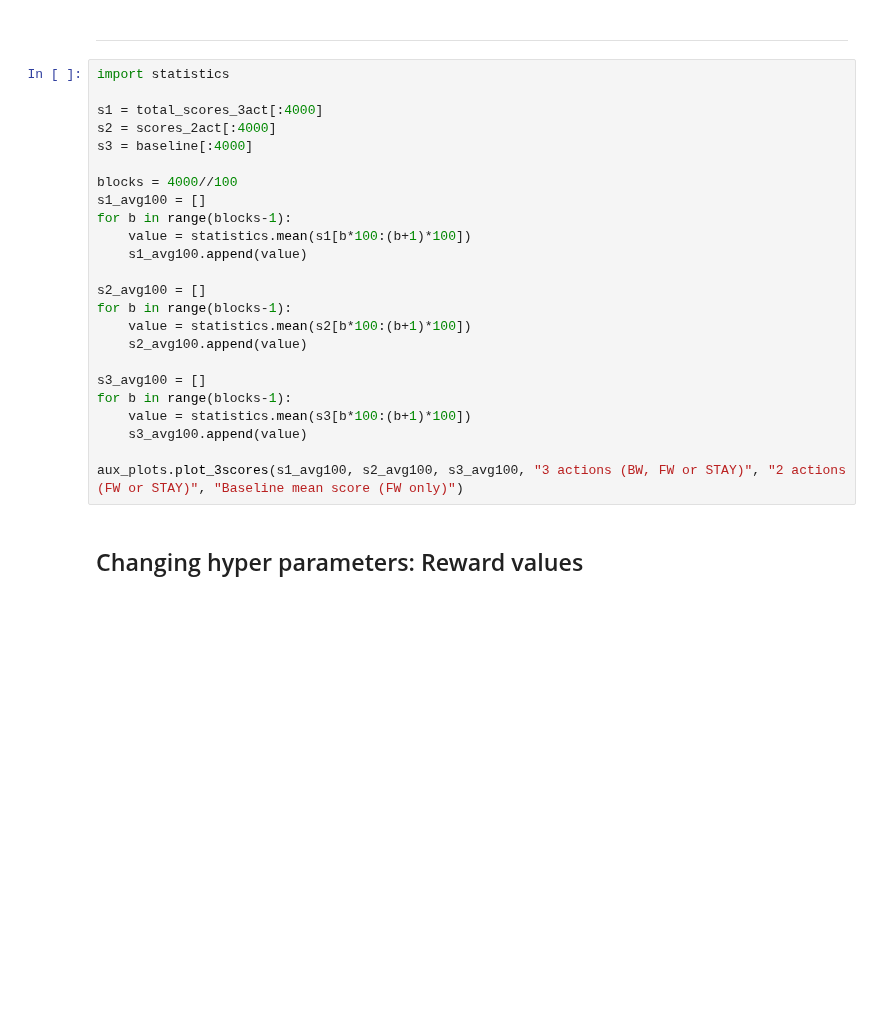
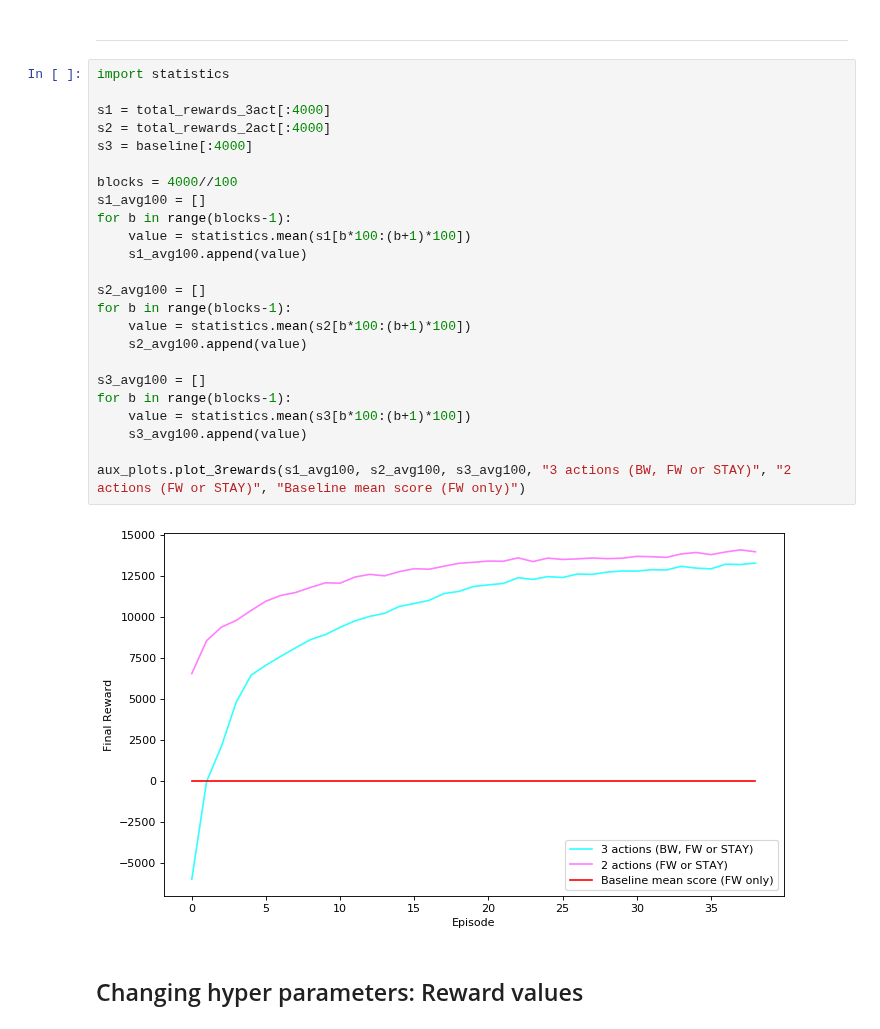
Before and after one commit to DionisiusMayr/FreewayGame, a Jupyter notebook: aline.almeida/aa_freeway.ipynb, the cells around one changed output. Cells and saved outputs as stored; diff of their text form; blank space fills up the shorter version.

```diff
--- a/aline.almeida/aa_freeway.ipynb
+++ b/aline.almeida/aa_freeway.ipynb
@@ -384,27 +389,29 @@ aux_plots.plot_3scores(s1_avg100, s2_avg100, s3_avg100, "3 actions (BW, FW or ST
 # %%
 import statistics
 
-s1 = total_scores_3act[:4000]
-s2 = scores_2act[:4000]
+s1 = total_rewards_3act[:4000]
+s2 = total_rewards_2act[:4000]
 s3 = baseline[:4000]
 
 blocks = 4000//100
 s1_avg100 = []
 for b in range(blocks-1):
     value = statistics.mean(s1[b*100:(b+1)*100])
     s1_avg100.append(value)
 
 s2_avg100 = []
 for b in range(blocks-1):
     value = statistics.mean(s2[b*100:(b+1)*100])
     s2_avg100.append(value)
 
 s3_avg100 = []
 for b in range(blocks-1):
     value = statistics.mean(s3[b*100:(b+1)*100])
     s3_avg100.append(value)
 
-aux_plots.plot_3scores(s1_avg100, s2_avg100, s3_avg100, "3 actions (BW, FW or STAY)", "2 actions (FW or STAY)", "Baseline mean score (FW only)")
+aux_plots.plot_3rewards(s1_avg100, s2_avg100, s3_avg100, "3 actions (BW, FW or STAY)", "2 actions (FW or STAY)", "Baseline mean score (FW only)")
+# %% [output]
+[figure, added]
 # %% [markdown]
 ## Changing hyper parameters: Reward values
 # %% [markdown]
```
Also changed, not shown: parts of 1 cell of this notebook.
